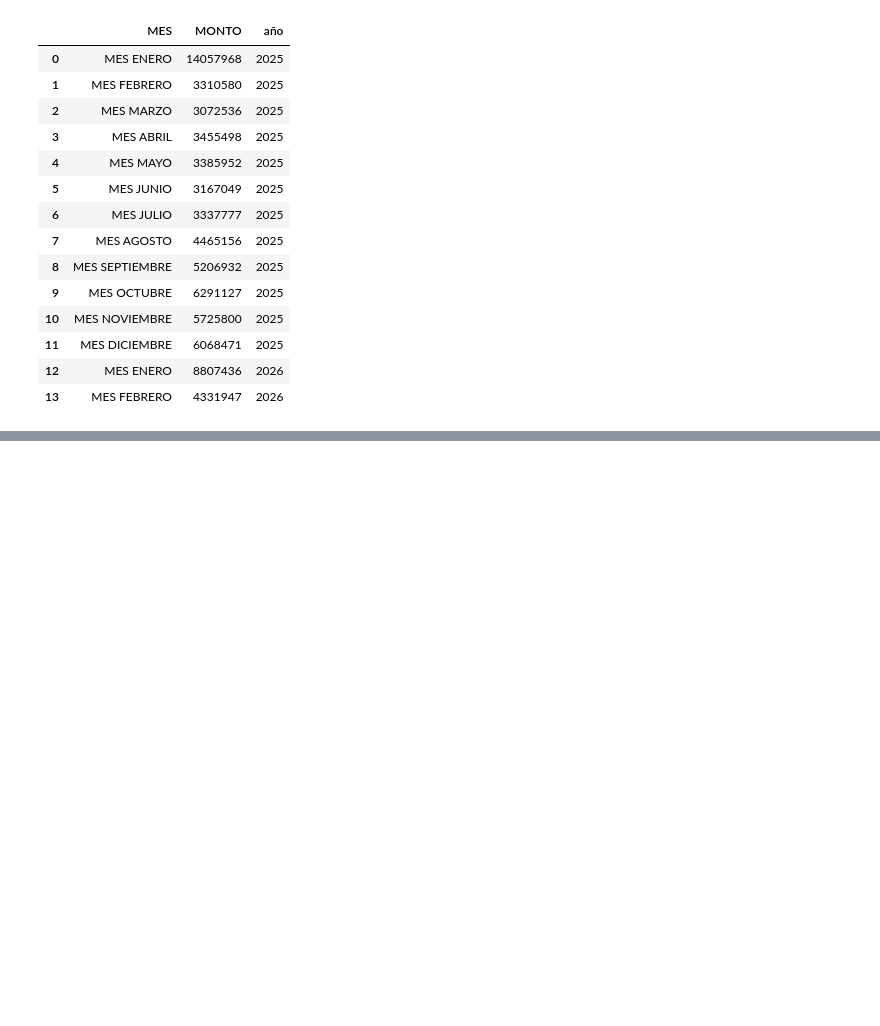
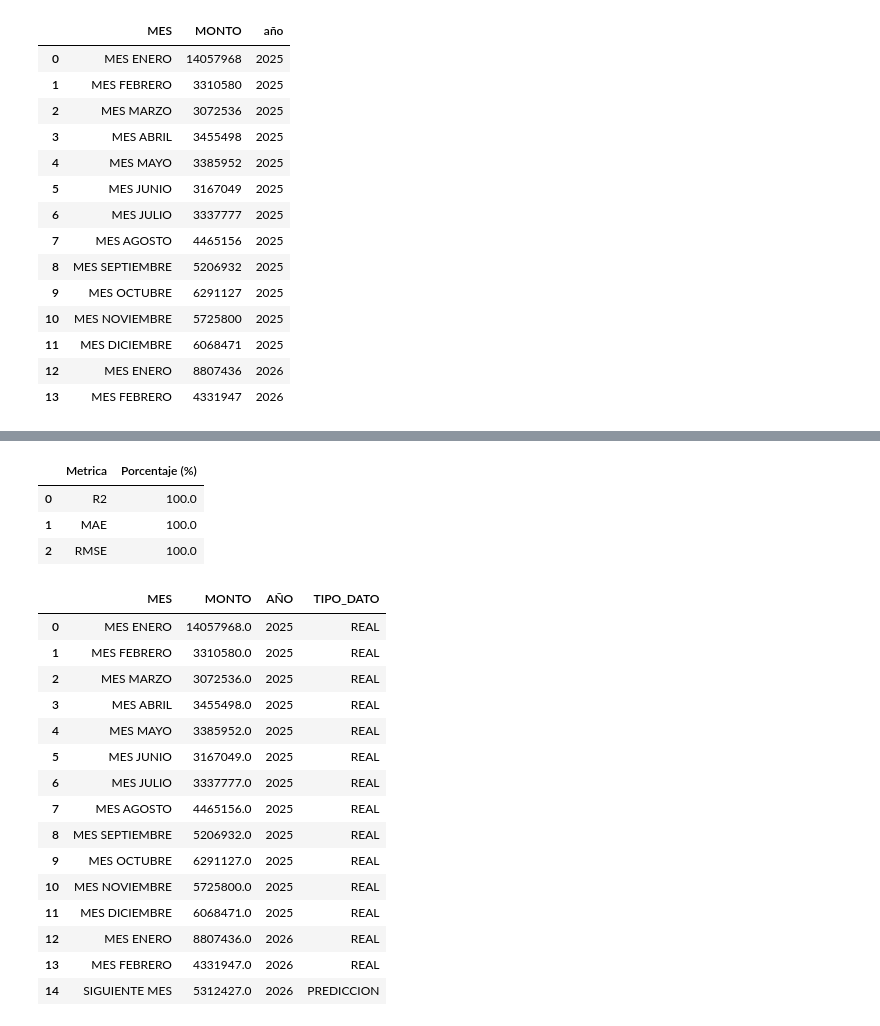
Before and after one commit to wafervi/KAKEBIA, a Jupyter notebook: notebooks/kakebo_analtytics.ipynb, the cells around one changed output, grey strips where cells are left out. Cells and saved outputs as stored; diff of their text form; code cells hidden in the pictures; blank space fills up the shorter version.

```diff
--- a/notebooks/kakebo_analtytics.ipynb
+++ b/notebooks/kakebo_analtytics.ipynb
@@ -60,29 +95,0 @@ df.describe()
-# %%
-# Usar los datos existentes en el notebook para entrenar y predecir
-df_hist_actual = df.copy()
-df_hist_actual["No MES"] = np.arange(1, len(df_hist_actual) + 1)
-
-X_train = df_hist_actual[["No MES"]]
-y_train = df_hist_actual["MONTO"]
-
-modelo_lineal = LinearRegression()
-modelo_lineal.fit(X_train, y_train)
-
-# Predicción para el siguiente mes
-siguiente_mes_idx = X_train["No MES"].max() + 1
-pred_monto = modelo_lineal.predict(pd.DataFrame({"No MES": [siguiente_mes_idx]}))[0]
-
-# Crear tabla con MONTO_REAL, TIPO y año
-df_salida = df_hist_actual[["MES", "MONTO", "año"]].copy()
-df_salida.rename(columns={"MONTO": "MONTO_REAL"}, inplace=True)
-df_salida["TIPO"] = "REAL"
-
-fila_pred = pd.DataFrame({
-    "MES": ["SIGUIENTE MES"],
-    "MONTO_REAL": [int(round(pred_monto, 0))],
-    "año": [df_hist_actual["año"].max()],
-    "TIPO": ["PREDICCION"]
-})
-
-df_salida = pd.concat([df_salida, fila_pred], ignore_index=True)
-df_salida
@@ -106 +229,50 @@ df_salida
+# %%
+# Porcentajes de predicción basados en métricas
+media_y = y_test.mean()
+
+porcentaje_r2 = r2 * 100
+porcentaje_mae = (1 - (mae / media_y)) * 100
+porcentaje_rmse = (1 - (rmse / media_y)) * 100
+
+resumen_porcentajes = pd.DataFrame({
+    "Metrica": ["R2", "MAE", "RMSE"],
+    "Porcentaje (%)": [porcentaje_r2, porcentaje_mae, porcentaje_rmse]
+})
+
+resumen_porcentajes
+# %% [output]
+|  | Metrica | Porcentaje (%) |
+| 0 | R2 | 100.0 |
+| 1 | MAE | 100.0 |
+| 2 | RMSE | 100.0 |
+# %%
+# DataFrame con datos históricos + predicción del siguiente mes
+df_salida = pd.concat([df_hist_actual, fila_pred], ignore_index=True)
+df_salida
+
+mask_pred = df_salida["TIPO"].eq("PREDICCION")
+df_salida.loc[mask_pred, "MONTO"] = df_salida.loc[mask_pred, "MONTO_REAL"]
+df_salida
+
+df_salida["TIPO_DATO"] = df_salida["TIPO"].fillna("REAL")
+df_salida = df_salida.rename(columns={"año": "AÑO"})
+df_salida = df_salida[["MES", "MONTO", "AÑO", "TIPO_DATO"]]
+df_salida
+# %% [output]
+|  | MES | MONTO | AÑO | TIPO_DATO |
+| 0 | MES ENERO | 14057968.0 | 2025 | REAL |
+| 1 | MES FEBRERO | 3310580.0 | 2025 | REAL |
+| 2 | MES MARZO | 3072536.0 | 2025 | REAL |
+| 3 | MES ABRIL | 3455498.0 | 2025 | REAL |
+| 4 | MES MAYO | 3385952.0 | 2025 | REAL |
+| 5 | MES JUNIO | 3167049.0 | 2025 | REAL |
+| 6 | MES JULIO | 3337777.0 | 2025 | REAL |
+| 7 | MES AGOSTO | 4465156.0 | 2025 | REAL |
+| 8 | MES SEPTIEMBRE | 5206932.0 | 2025 | REAL |
+| 9 | MES OCTUBRE | 6291127.0 | 2025 | REAL |
+| 10 | MES NOVIEMBRE | 5725800.0 | 2025 | REAL |
+| 11 | MES DICIEMBRE | 6068471.0 | 2025 | REAL |
+| 12 | MES ENERO | 8807436.0 | 2026 | REAL |
+| 13 | MES FEBRERO | 4331947.0 | 2026 | REAL |
+| 14 | SIGUIENTE MES | 5312427.0 | 2026 | PREDICCION |
 # %%
```
Also changed, not shown: parts of 8 cells of this notebook, 3 other files.
